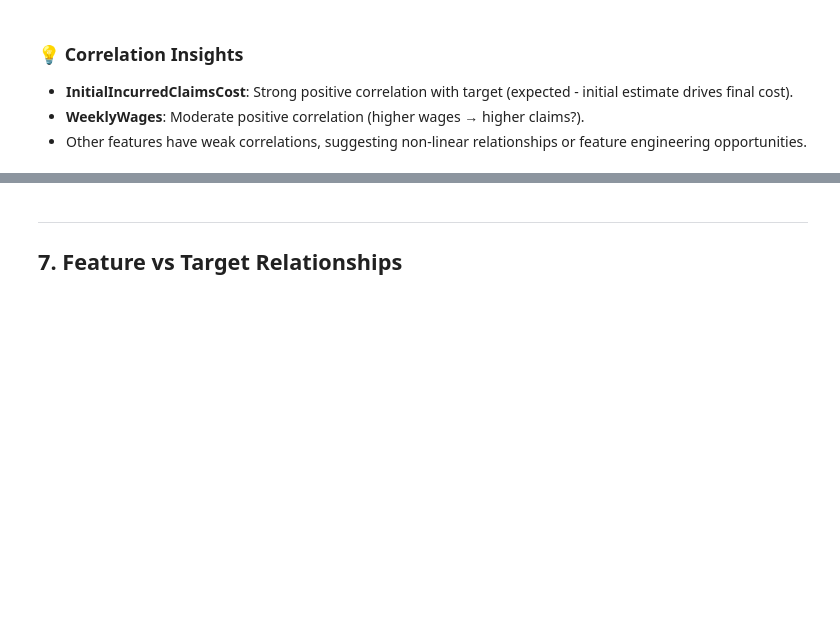
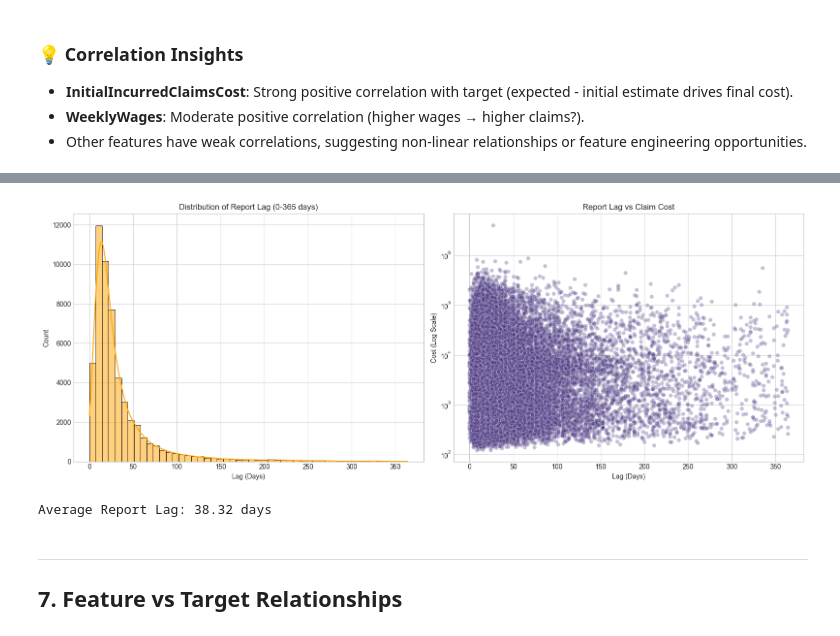
Before and after one commit to vikram-g-kanumula/claims-cost-prediction-app, a Jupyter notebook: EDA_Analysis.ipynb, the cells around one changed output, grey strips where cells are left out. Saved outputs shown, nothing was run; the diff lists cells and outputs as text; code cells hidden in the pictures; blank space fills up the shorter version.

```diff
--- a/EDA_Analysis.ipynb
+++ b/EDA_Analysis.ipynb
@@ -300,3 +392,35 @@ plt.show()
+# %%
+# Convert dates if not already
+df['DateTimeOfAccident'] = pd.to_datetime(df['DateTimeOfAccident'])
+df['DateReported'] = pd.to_datetime(df['DateReported'])
+
+# Calculate Report Lag
+df['ReportLag'] = (df['DateReported'] - df['DateTimeOfAccident']).dt.days
+
+# Filter negative lags (data errors) for visualization
+valid_lags = df[(df['ReportLag'] >= 0) & (df['ReportLag'] < 365)]
+
+fig, ax = plt.subplots(1, 2, figsize=(16, 6))
+
+# Distribution
+sns.histplot(valid_lags['ReportLag'], bins=50, kde=True, ax=ax[0], color='orange')
+ax[0].set_title('Distribution of Report Lag (0-365 days)')
+ax[0].set_xlabel('Lag (Days)')
+
+# Lag vs Cost
+sns.scatterplot(x='ReportLag', y='UltimateIncurredClaimCost', data=valid_lags, alpha=0.3, ax=ax[1])
+ax[1].set_title('Report Lag vs Claim Cost')
+ax[1].set_yscale('log')
+ax[1].set_xlabel('Lag (Days)')
+ax[1].set_ylabel('Cost (Log Scale)')
+
+plt.tight_layout()
+plt.show()
+
+print(f"Average Report Lag: {df['ReportLag'].mean():.2f} days")
+# %% [output]
+[figure, added]
+Average Report Lag: 38.32 days
 # %% [markdown]
 ---
 ## 7. Feature vs Target Relationships
```
Also changed, not shown: parts of 7 cells of this notebook, 37 other files.
